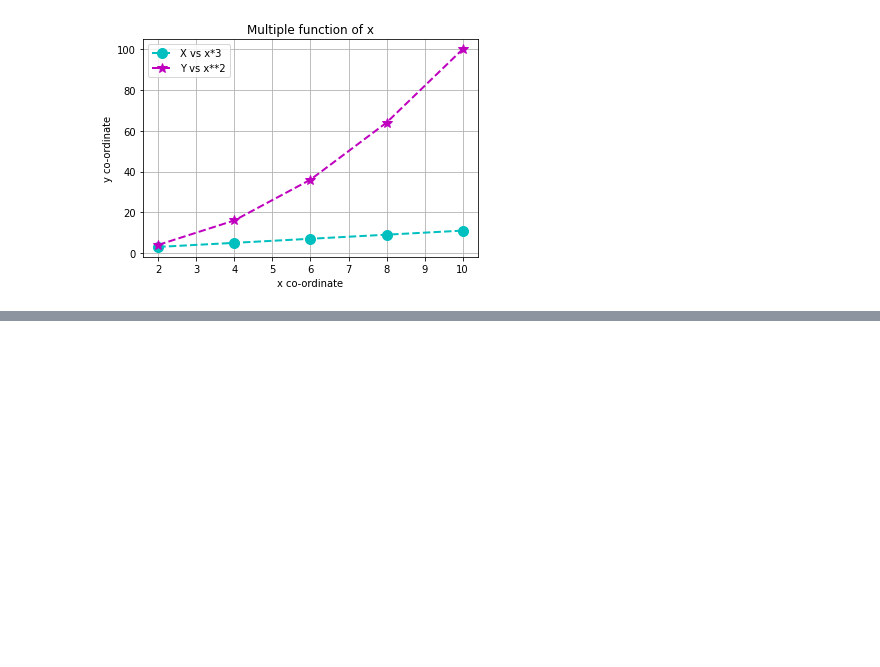
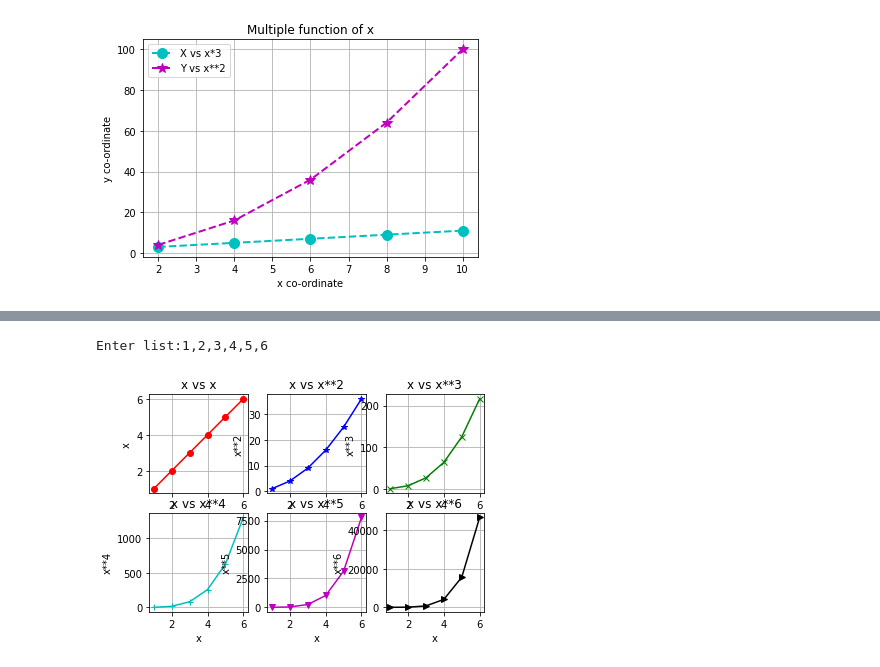
Before and after one commit to HarshrajSharma/DataAnalytics, a Jupyter notebook: DataAnalyticsDay5.ipynb, the cells around one changed output, grey strips where cells are left out. Drawn from its saved outputs; the diff is of its cells as text; code cells hidden in the pictures; blank space fills up the shorter version.

```diff
--- a/DataAnalyticsDay5.ipynb
+++ b/DataAnalyticsDay5.ipynb
@@ -126,0 +127,65 @@ main()
+# %%
+import matplotlib.pyplot as plt
+
+
+def plotFunction(x):
+  y1=[i**1 for i in x]
+  y2=[i**2 for i in x]
+  y3=[i**3 for i in x]
+  y4=[i**4 for i in x]
+  y5=[i**5 for i in x]
+  y6=[i**6 for i in x]
+
+  plt.subplot(2,3,1)
+  plt.plot(x, y1, 'ro-')
+  plt.xlabel('x')
+  plt.ylabel('x')
+  plt.title('x vs x')
+  plt.grid()
+
+  plt.subplot(2,3,2)
+  plt.plot(x, y2, 'b*-')
+  plt.xlabel('x')
+  plt.ylabel('x**2')
+  plt.title('x vs x**2')
+  plt.grid()
+
+  plt.subplot(2,3,3)
+  plt.plot(x, y3, 'gx-')
+  plt.xlabel('x')
+  plt.ylabel('x**3')
+  plt.title('x vs x**3')
+  plt.grid()
+
+  plt.subplot(2,3,4)
+  plt.plot(x, y4, 'c+-')
+  plt.xlabel('x')
+  plt.ylabel('x**4')
+  plt.title('x vs x**4')
+  plt.grid()
+
+  plt.subplot(2,3,5)
+  plt.plot(x, y5, 'mv-')
+  plt.xlabel('x')
+  plt.ylabel('x**5')
+  plt.title('x vs x**5')
+  plt.grid()
+
+  plt.subplot(2,3,6)
+  plt.plot(x, y6, 'k>-')
+  plt.xlabel('x')
+  plt.ylabel('x**6')
+  plt.title('x vs x**6')
+  plt.grid()
+
+  plt.show()
+
+
+def main():
+  xList=eval(input('Enter list:'))
+  plotFunction(xList)
+
+main()
+# %% [output]
+Enter list:1,2,3,4,5,6
+[figure, added]
```
Also changed, not shown: parts of 1 cell of this notebook.
